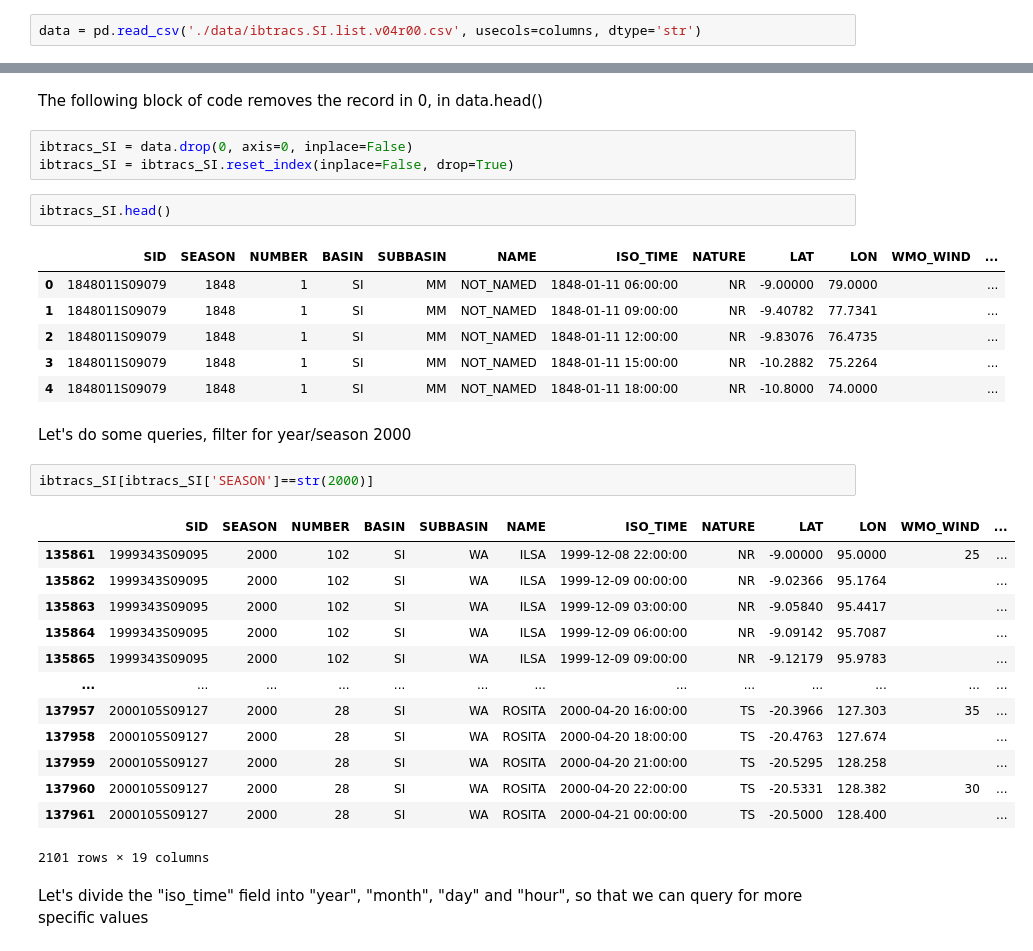
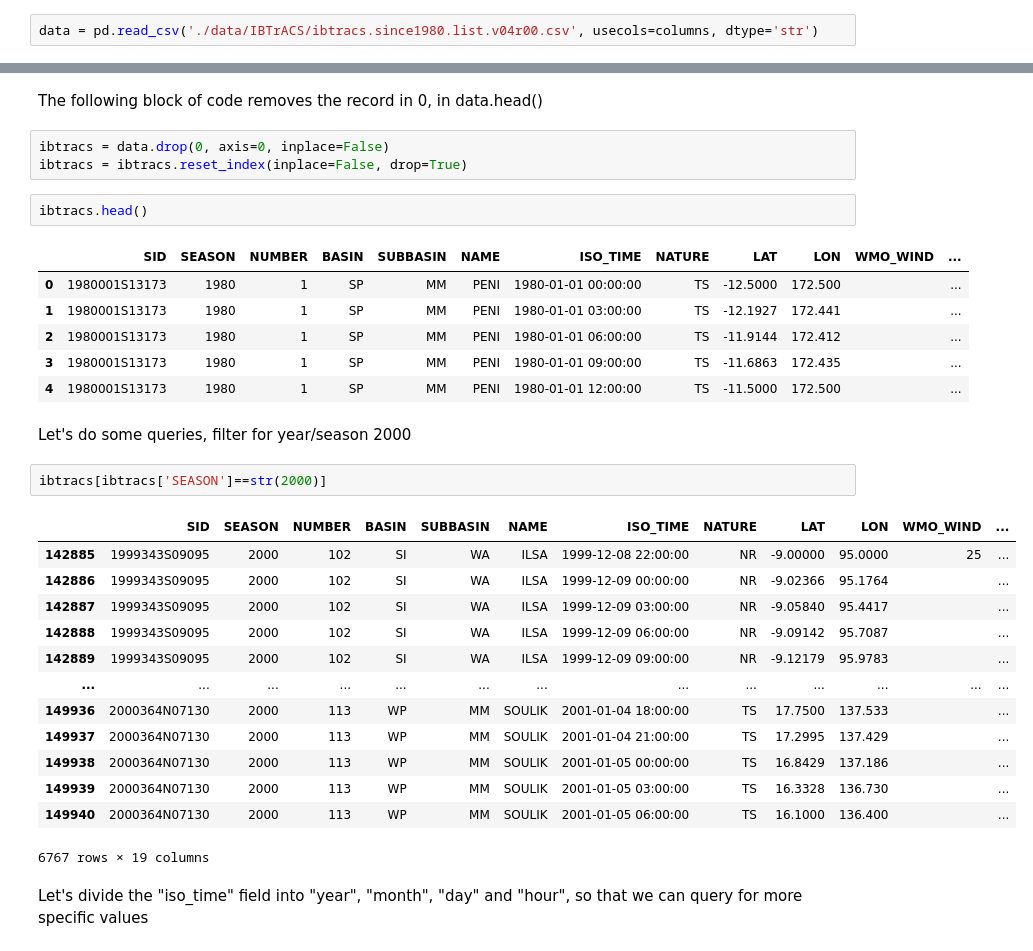
Before and after one commit to HPCI-Lab/TC-GNN, a Jupyter notebook: cmcc_pandas_IBTrACS_csv.ipynb, the cells around one changed output, grey strips where cells are left out. Drawn from its saved outputs; the diff is of its cells as text.

```diff
--- a/cmcc_pandas_IBTrACS_csv.ipynb
+++ b/cmcc_pandas_IBTrACS_csv.ipynb
@@ -22,7 +22,7 @@ columns = ['SID',
            'STORM_DIR'
           ]
 # %%
-data = pd.read_csv('./data/ibtracs.SI.list.v04r00.csv', usecols=columns, dtype='str')
+data = pd.read_csv('./data/IBTrACS/ibtracs.since1980.list.v04r00.csv', usecols=columns, dtype='str')
 # %%
 data.head()
 # %% [output]
@@ -35,35 +35,35 @@ data.head()
 # %% [markdown]
 The following block of code removes the record in 0, in data.head()
 # %%
-ibtracs_SI = data.drop(0, axis=0, inplace=False)
-ibtracs_SI = ibtracs_SI.reset_index(inplace=False, drop=True)
+ibtracs = data.drop(0, axis=0, inplace=False)
+ibtracs = ibtracs.reset_index(inplace=False, drop=True)
 # %%
-ibtracs_SI.head()
+ibtracs.head()
 # %% [output]
 |  | SID | SEASON | NUMBER | BASIN | SUBBASIN | NAME | ISO_TIME | NATURE | LAT | LON | WMO_WIND | ... |
-| 0 | 1848011S09079 | 1848 | 1 | SI | MM | NOT_NAMED | 1848-01-11 06:00:00 | NR | -9.00000 | 79.0000 |  | ... |
-| 1 | 1848011S09079 | 1848 | 1 | SI | MM | NOT_NAMED | 1848-01-11 09:00:00 | NR | -9.40782 | 77.7341 |  | ... |
-| 2 | 1848011S09079 | 1848 | 1 | SI | MM | NOT_NAMED | 1848-01-11 12:00:00 | NR | -9.83076 | 76.4735 |  | ... |
-| 3 | 1848011S09079 | 1848 | 1 | SI | MM | NOT_NAMED | 1848-01-11 15:00:00 | NR | -10.2882 | 75.2264 |  | ... |
-| 4 | 1848011S09079 | 1848 | 1 | SI | MM | NOT_NAMED | 1848-01-11 18:00:00 | NR | -10.8000 | 74.0000 |  | ... |
+| 0 | 1980001S13173 | 1980 | 1 | SP | MM | PENI | 1980-01-01 00:00:00 | TS | -12.5000 | 172.500 |  | ... |
+| 1 | 1980001S13173 | 1980 | 1 | SP | MM | PENI | 1980-01-01 03:00:00 | TS | -12.1927 | 172.441 |  | ... |
+| 2 | 1980001S13173 | 1980 | 1 | SP | MM | PENI | 1980-01-01 06:00:00 | TS | -11.9144 | 172.412 |  | ... |
+| 3 | 1980001S13173 | 1980 | 1 | SP | MM | PENI | 1980-01-01 09:00:00 | TS | -11.6863 | 172.435 |  | ... |
+| 4 | 1980001S13173 | 1980 | 1 | SP | MM | PENI | 1980-01-01 12:00:00 | TS | -11.5000 | 172.500 |  | ... |
 # %% [markdown]
 Let's do some queries, filter for year/season 2000
 # %%
-ibtracs_SI[ibtracs_SI['SEASON']==str(2000)]
+ibtracs[ibtracs['SEASON']==str(2000)]
 # %% [output]
 |  | SID | SEASON | NUMBER | BASIN | SUBBASIN | NAME | ISO_TIME | NATURE | LAT | LON | WMO_WIND | ... |
-| 135861 | 1999343S09095 | 2000 | 102 | SI | WA | ILSA | 1999-12-08 22:00:00 | NR | -9.00000 | 95.0000 | 25 | ... |
-| 135862 | 1999343S09095 | 2000 | 102 | SI | WA | ILSA | 1999-12-09 00:00:00 | NR | -9.02366 | 95.1764 |  | ... |
-| 135863 | 1999343S09095 | 2000 | 102 | SI | WA | ILSA | 1999-12-09 03:00:00 | NR | -9.05840 | 95.4417 |  | ... |
-| 135864 | 1999343S09095 | 2000 | 102 | SI | WA | ILSA | 1999-12-09 06:00:00 | NR | -9.09142 | 95.7087 |  | ... |
-| 135865 | 1999343S09095 | 2000 | 102 | SI | WA | ILSA | 1999-12-09 09:00:00 | NR | -9.12179 | 95.9783 |  | ... |
+| 142885 | 1999343S09095 | 2000 | 102 | SI | WA | ILSA | 1999-12-08 22:00:00 | NR | -9.00000 | 95.0000 | 25 | ... |
+| 142886 | 1999343S09095 | 2000 | 102 | SI | WA | ILSA | 1999-12-09 00:00:00 | NR | -9.02366 | 95.1764 |  | ... |
+| 142887 | 1999343S09095 | 2000 | 102 | SI | WA | ILSA | 1999-12-09 03:00:00 | NR | -9.05840 | 95.4417 |  | ... |
+| 142888 | 1999343S09095 | 2000 | 102 | SI | WA | ILSA | 1999-12-09 06:00:00 | NR | -9.09142 | 95.7087 |  | ... |
+| 142889 | 1999343S09095 | 2000 | 102 | SI | WA | ILSA | 1999-12-09 09:00:00 | NR | -9.12179 | 95.9783 |  | ... |
 | ... | ... | ... | ... | ... | ... | ... | ... | ... | ... | ... | ... | ... |
-| 137957 | 2000105S09127 | 2000 | 28 | SI | WA | ROSITA | 2000-04-20 16:00:00 | TS | -20.3966 | 127.303 | 35 | ... |
-| 137958 | 2000105S09127 | 2000 | 28 | SI | WA | ROSITA | 2000-04-20 18:00:00 | TS | -20.4763 | 127.674 |  | ... |
-| 137959 | 2000105S09127 | 2000 | 28 | SI | WA | ROSITA | 2000-04-20 21:00:00 | TS | -20.5295 | 128.258 |  | ... |
-| 137960 | 2000105S09127 | 2000 | 28 | SI | WA | ROSITA | 2000-04-20 22:00:00 | TS | -20.5331 | 128.382 | 30 | ... |
-| 137961 | 2000105S09127 | 2000 | 28 | SI | WA | ROSITA | 2000-04-21 00:00:00 | TS | -20.5000 | 128.400 |  | ... |
+| 149936 | 2000364N07130 | 2000 | 113 | WP | MM | SOULIK | 2001-01-04 18:00:00 | TS | 17.7500 | 137.533 |  | ... |
+| 149937 | 2000364N07130 | 2000 | 113 | WP | MM | SOULIK | 2001-01-04 21:00:00 | TS | 17.2995 | 137.429 |  | ... |
+| 149938 | 2000364N07130 | 2000 | 113 | WP | MM | SOULIK | 2001-01-05 00:00:00 | TS | 16.8429 | 137.186 |  | ... |
+| 149939 | 2000364N07130 | 2000 | 113 | WP | MM | SOULIK | 2001-01-05 03:00:00 | TS | 16.3328 | 136.730 |  | ... |
+| 149940 | 2000364N07130 | 2000 | 113 | WP | MM | SOULIK | 2001-01-05 06:00:00 | TS | 16.1000 | 136.400 |  | ... |
-2101 rows × 19 columns
+6767 rows × 19 columns
 # %% [markdown]
 Let's divide the "iso_time" field into "year", "month", "day" and "hour", so that we can query for more specific values
 # %%
```
Also changed, not shown: parts of 4 cells of this notebook.
